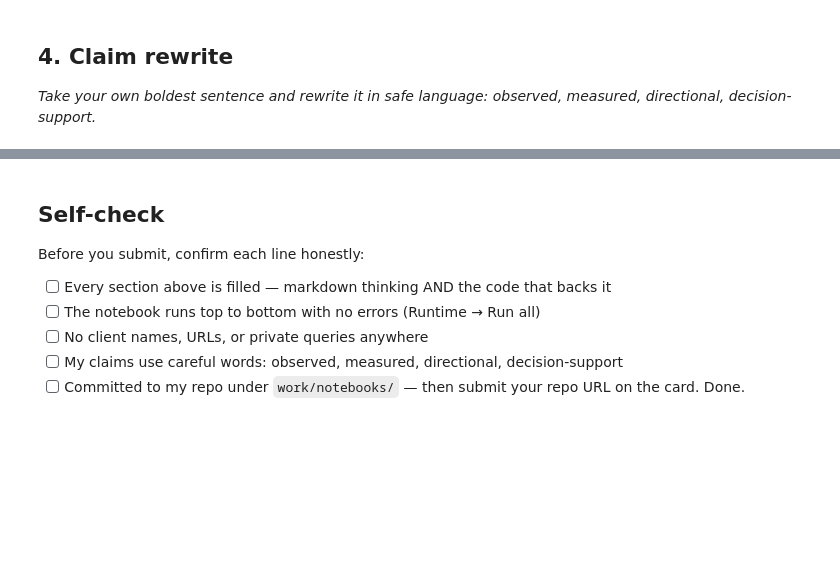
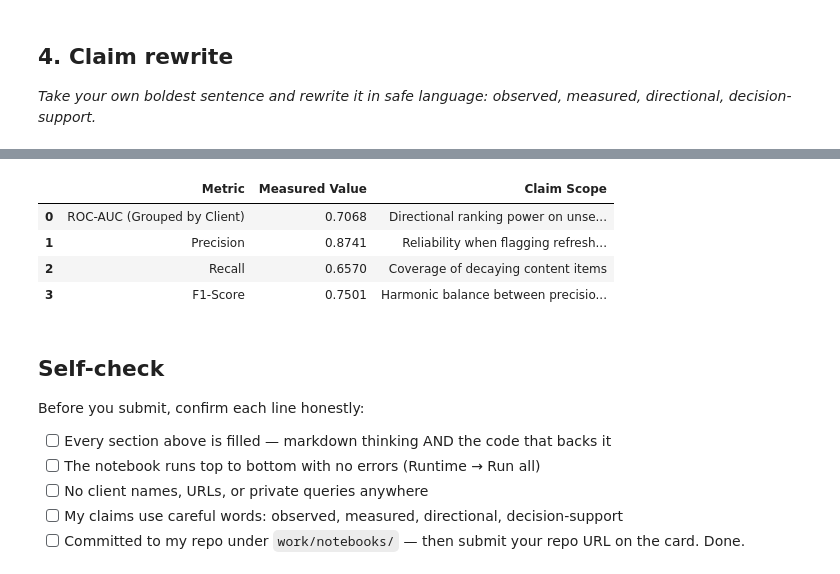
Before and after one commit to abdul-ITexpert/flyrank-internship-week1, a Jupyter notebook: work/notebooks/w06_validation_audit.ipynb, the cells around one changed output, grey strips where cells are left out. Drawn from its saved outputs; the diff is of its cells as text; code cells hidden in the pictures; blank space fills up the shorter version.

```diff
--- a/work/notebooks/w06_validation_audit.ipynb
+++ b/work/notebooks/w06_validation_audit.ipynb
@@ -37,3 +264,30 @@ This skeleton is yours to fill. Work the sections **in order** — each one has
+# %%
+# This cell is for CODE (numbers, a query, a check).
+# Write your text answer in the cell ABOVE this one — typing sentences here breaks Run All.
+# Summary table of honest metrics for decision-support claims
+claim_summary = pd.DataFrame({
+    "Metric": ["ROC-AUC (Grouped by Client)", "Precision", "Recall", "F1-Score"],
+    "Measured Value": [
+        roc_auc_score(y_val_grp, prob_grp),
+        precision_score(y_val_grp, pred_grp, zero_division=0),
+        recall_score(y_val_grp, pred_grp, zero_division=0),
+        f1_score(y_val_grp, pred_grp, zero_division=0)
+    ],
+    "Claim Scope": [
+        "Directional ranking power on unseen domains",
+        "Reliability when flagging refresh candidates",
+        "Coverage of decaying content items",
+        "Harmonic balance between precision and recall"
+    ]
+})
+
+display(claim_summary.round(4))
+# %% [output]
+|  | Metric | Measured Value | Claim Scope |
+| 0 | ROC-AUC (Grouped by Client) | 0.7068 | Directional ranking power on unse... |
+| 1 | Precision | 0.8741 | Reliability when flagging refresh... |
+| 2 | Recall | 0.6570 | Coverage of decaying content items |
+| 3 | F1-Score | 0.7501 | Harmonic balance between precisio... |
 # %% [markdown]
 ## Self-check
 
```
Also changed, not shown: parts of 11 cells of this notebook.
